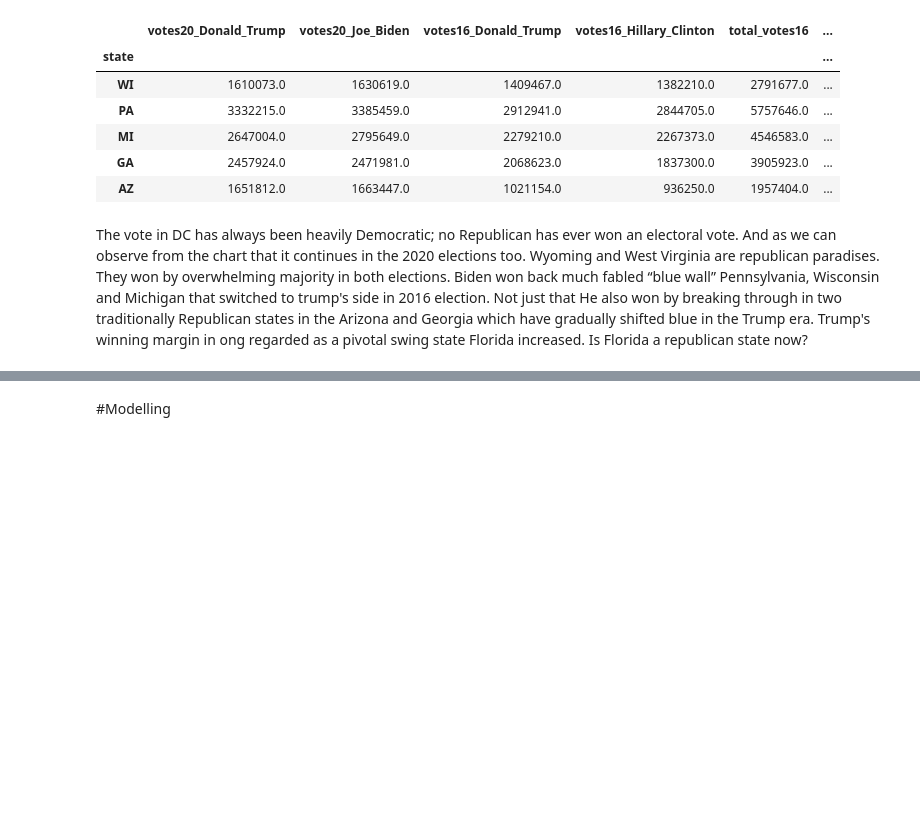
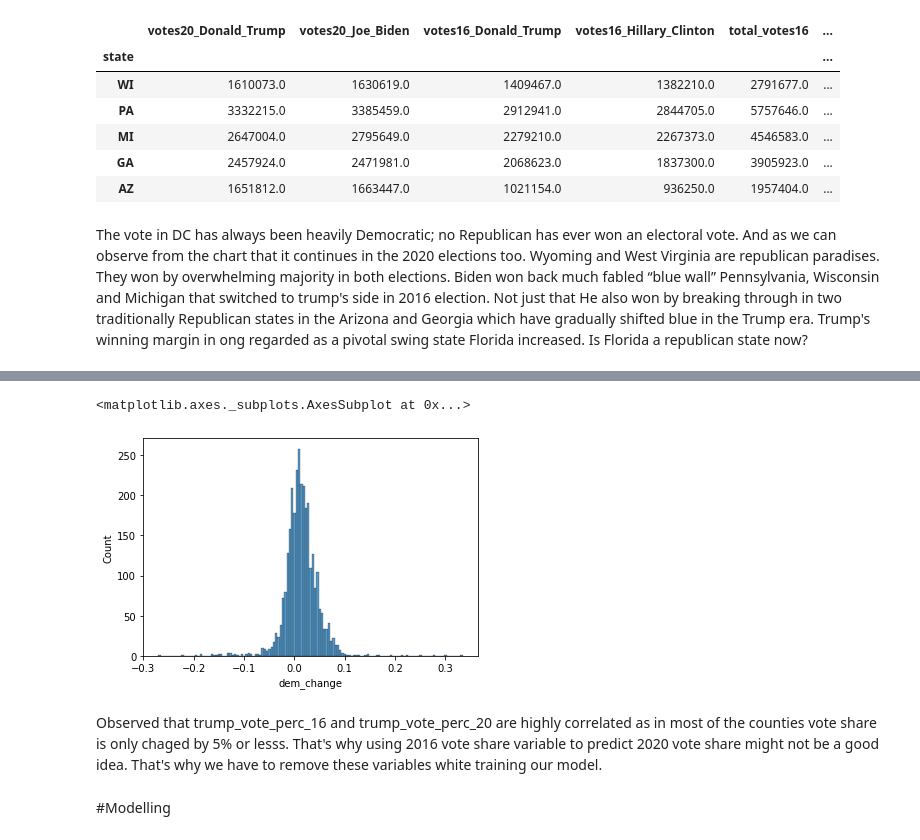
Before and after one commit to amiegirl/Arima_HDSC_winter_2022, a Jupyter notebook: Predicting_Influence_Update.ipynb, the cells around one changed output, grey strips where cells are left out. Saved outputs shown, nothing was run; the diff lists cells and outputs as text; code cells hidden in the pictures; blank space fills up the shorter version.

```diff
--- a/Predicting_Influence_Update.ipynb
+++ b/Predicting_Influence_Update.ipynb
@@ -373,3 +375,10 @@ fig.show()
+# %%
+sns.histplot(df['dem_change'])
+# %% [output]
+<matplotlib.axes._subplots.AxesSubplot at 0x...>
+[figure, added]
+# %% [markdown]
+Observed that trump_vote_perc_16 and trump_vote_perc_20 are highly correlated as in most of the counties vote share is only chaged by 5% or lesss. That's why using 2016 vote share variable to predict 2020 vote share might not be a good idea. That's why we have to remove these variables white training our model.
 # %% [markdown]
 #Modelling
 # %%
```
Also changed, not shown: parts of 23 cells of this notebook.
